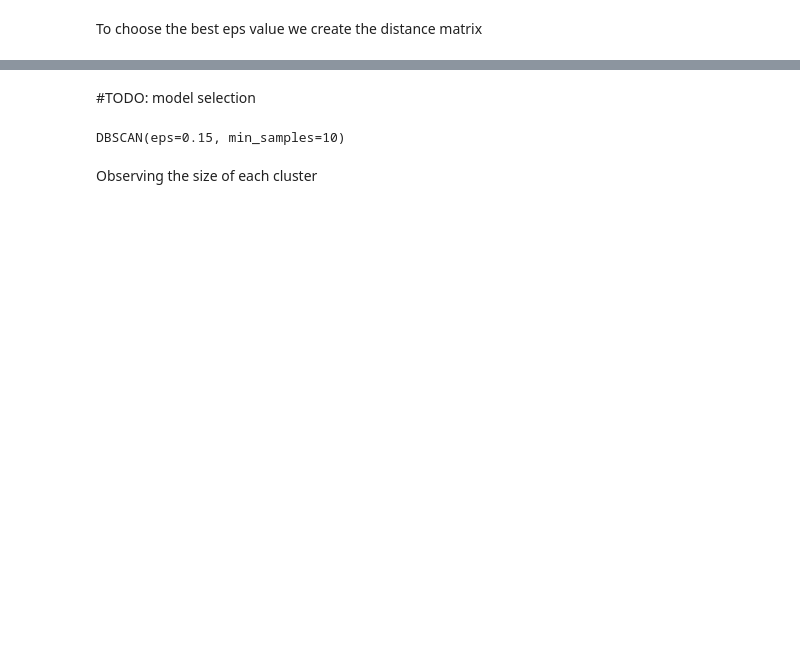
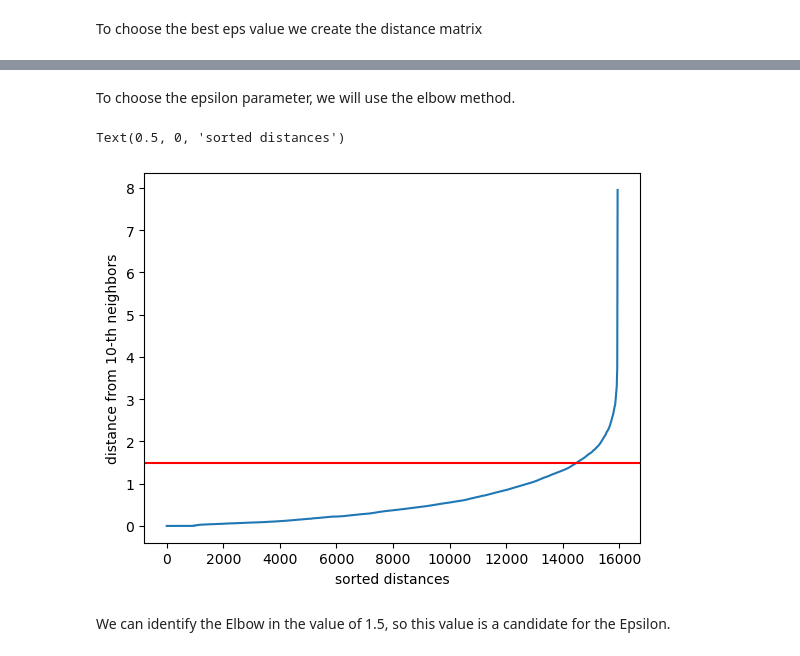
Before and after one commit to vezzusamu/dm-project, a Jupyter notebook: TASK2/db_scan_clustering.ipynb, the cells around one changed output, grey strips where cells are left out. Drawn from its saved outputs; the diff is of its cells as text; code cells hidden in the pictures; blank space fills up the shorter version.

Commit message:
DBScan now works, with the first graph

```diff
--- a/TASK2/db_scan_clustering.ipynb
+++ b/TASK2/db_scan_clustering.ipynb
@@ -62,3 +62,11 @@ wyoming              25
 Name: state, dtype: int64
 # %%
 df = df.loc[df['state'] == 'illinois']
+# %%
+column_to_drop = ['n_participants','n_participants_child', 'n_participants_teen',
+       'n_participants_adult', 'n_males', 'n_females', 'n_killed', 'n_injured',
+       'n_arrested', 'n_unharmed','date', 'latitude', 'longitude','congressional_district', 'candidatevotes', 'totalvotes', 'total_votes_for_state', 'involve_killing', 'avg_age_participants', 'pc1', 'pc2']
+for col in df.columns:
+    if df[col].dtype == 'object':
+       column_to_drop.append(col)
+column_to_drop
@@ -97,3 +96,3 @@ X_illinois = scaler.fit_transform(df_numeric.values)
 # %%
-dist = pdist(X, 'euclidean') #pair wise distance
+dist = pdist(df_numeric, 'euclidean') #pair wise distance
 dist = squareform(dist) #distance matrix given the vector dist
@@ -103,9 +99,18 @@ df_numeric_illinois = df[df['state'] == 'illinois']
-# %% [markdown]
-#TODO: model selection
-# %%
-dbscan = DBSCAN(eps=0.15, min_samples=10)
-dbscan.fit(X_illinois)
-# %% [output]
-DBSCAN(eps=0.15, min_samples=10)
-# %% [markdown]
-Observing the size of each cluster
+# %% [markdown]
+To choose the epsilon parameter, we will use the elbow method.
+# %%
+k = 10
+kth_distances = list()
+for d in dist:
+    index_kth_distance = np.argsort(d)[k]
+    kth_distances.append(d[index_kth_distance])
+# %%
+plt.plot(range(0, len(kth_distances)), sorted(kth_distances))
+plt.axhline(y=1.5, color='r', linestyle='-')
+plt.ylabel(f'distance from {k}-th neighbors')
+plt.xlabel('sorted distances')
+# %% [output]
+Text(0.5, 0, 'sorted distances')
+[figure, added]
+# %% [markdown]
+We can identify the Elbow in the value of 1.5, so this value is a candidate for the Epsilon.
```
Also changed, not shown: parts of 20 cells of this notebook.
